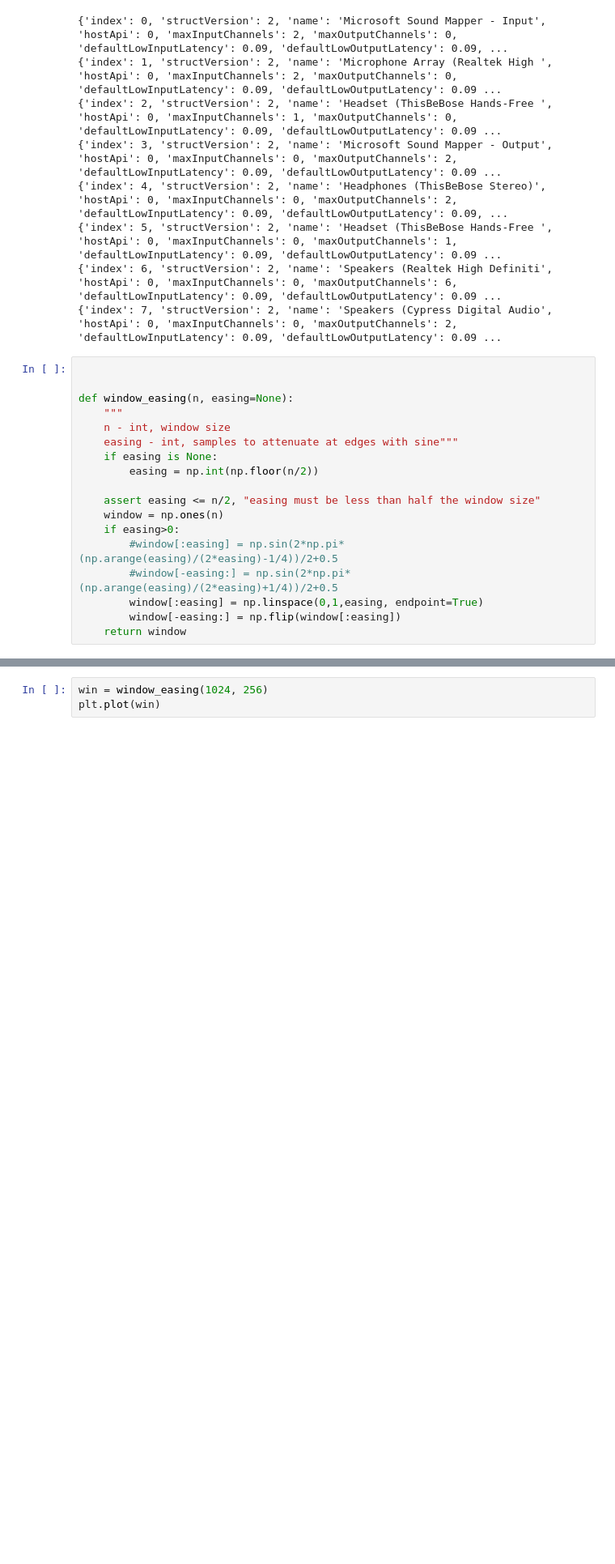
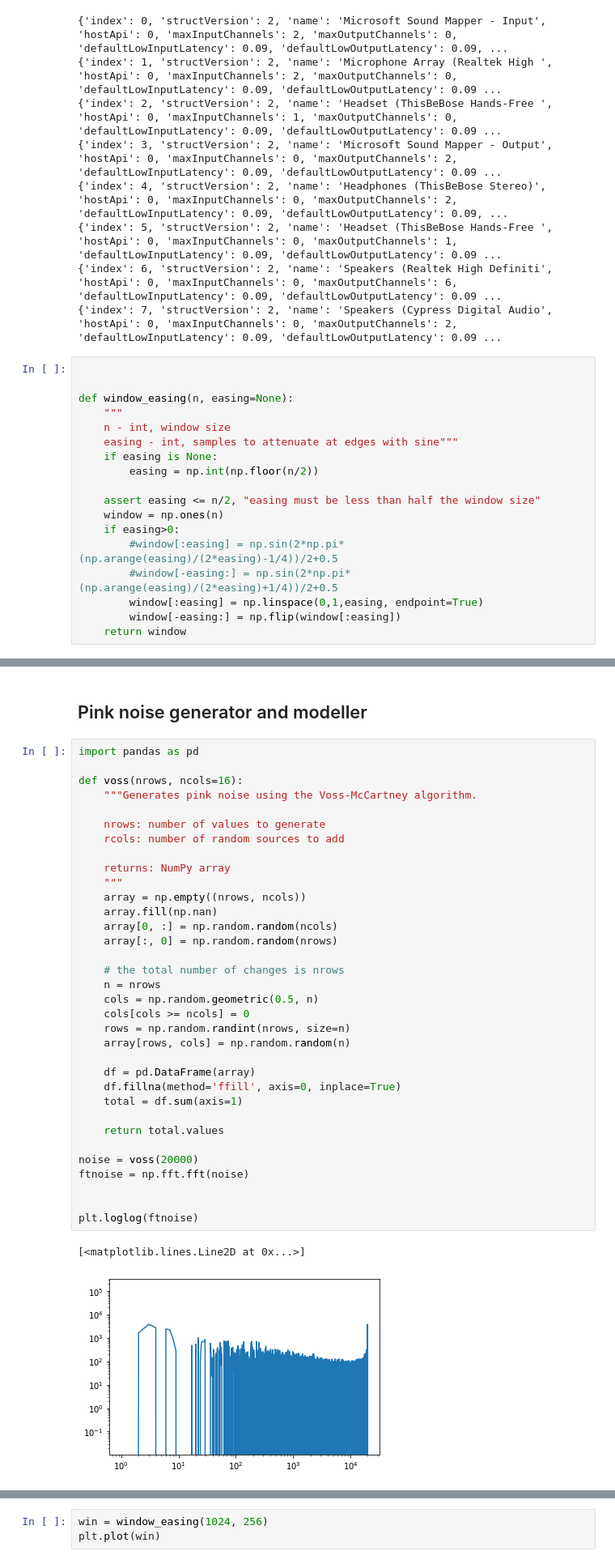
Before and after one commit to daguiam/texture_vibration_generator, a Jupyter notebook: test_notebook.ipynb, the cells around one changed output, grey strips where cells are left out. Shown at 81% size. Cells and saved outputs as stored; diff of their text form; blank space fills up the shorter version.

```diff
--- a/test_notebook.ipynb
+++ b/test_notebook.ipynb
@@ -102,0 +515,39 @@ def window_easing(n, easing=None):
+# %% [markdown]
+## Pink noise generator and modeller
+# %%
+import pandas as pd
+
+def voss(nrows, ncols=16):
+    """Generates pink noise using the Voss-McCartney algorithm.
+
+    nrows: number of values to generate
+    rcols: number of random sources to add
+
+    returns: NumPy array
+    """
+    array = np.empty((nrows, ncols))
+    array.fill(np.nan)
+    array[0, :] = np.random.random(ncols)
+    array[:, 0] = np.random.random(nrows)
+
+    # the total number of changes is nrows
+    n = nrows
+    cols = np.random.geometric(0.5, n)
+    cols[cols >= ncols] = 0
+    rows = np.random.randint(nrows, size=n)
+    array[rows, cols] = np.random.random(n)
+
+    df = pd.DataFrame(array)
+    df.fillna(method='ffill', axis=0, inplace=True)
+    total = df.sum(axis=1)
+
+    return total.values
+
+noise = voss(20000)
+ftnoise = np.fft.fft(noise)
+
+
+plt.loglog(ftnoise)
+# %% [output]
+[<matplotlib.lines.Line2D at 0x...>]
+[figure, added]
```
Also changed, not shown: parts of 20 cells of this notebook, 21 other files.
